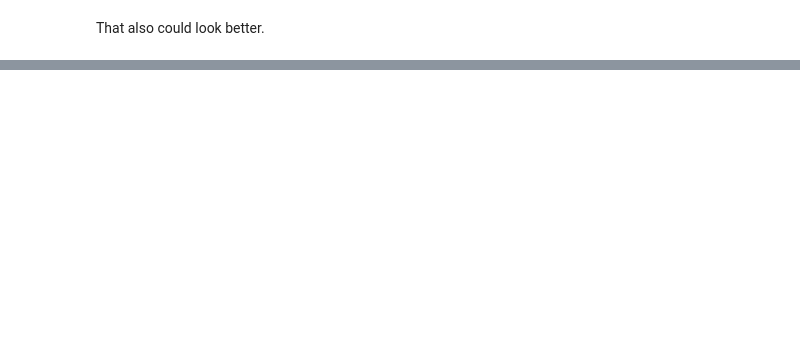
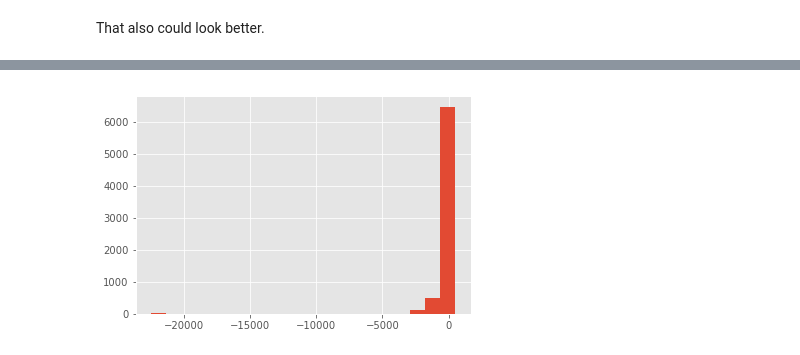
Before and after one commit to yoachim/LSST_narrowband, a Jupyter notebook: planting_trees_and_making_noise.ipynb, the cells around one changed output, grey strips where cells are left out. Saved outputs shown, nothing was run; the diff lists cells and outputs as text; code cells hidden in the pictures; blank space fills up the shorter version.

```diff
--- a/planting_trees_and_making_noise.ipynb
+++ b/planting_trees_and_making_noise.ipynb
@@ -300,0 +360,8 @@ That also could look better.
+# %%
+# Let's look at the histogram at a spot
+selection = np.where( (truth_catalog['r'] > 23.5) & (truth_catalog['r'] < 24))[0]
+# %%
+residuals = truth_catalog['Teff'] - model_atm_mags['Teff'][indx_match_obscolors]
+ack = plt.hist(residuals[selection], bins=20)
+# %% [output]
+[figure, added]
```
Also changed, not shown: parts of 15 cells of this notebook.
